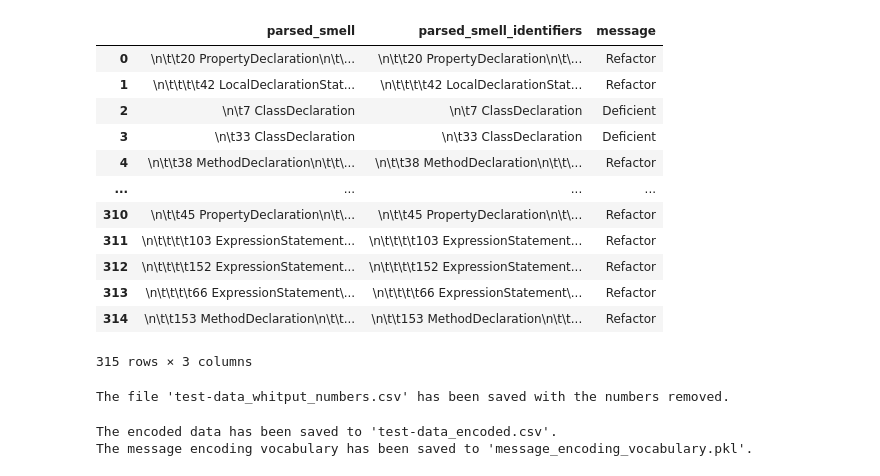
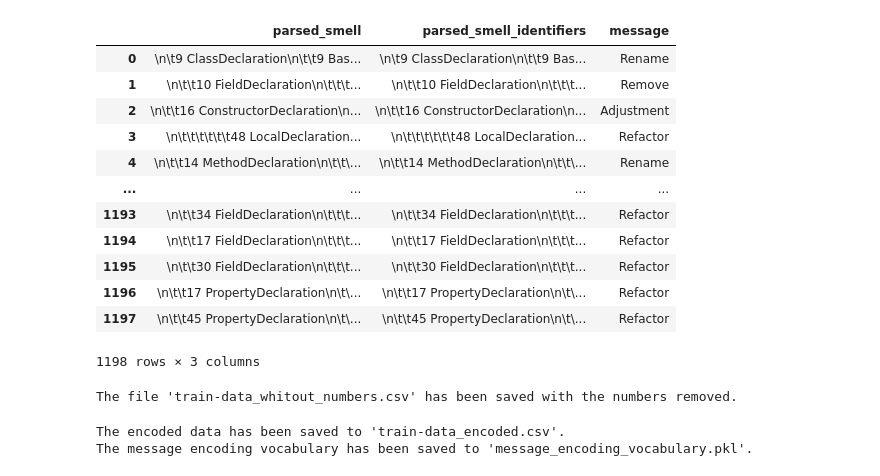
Before and after one commit to myahyavar/CodeSmellDetection, a Jupyter notebook: Embedding/Smell_Preprocess.ipynb, the cells around one changed output. Saved outputs shown, nothing was run; the diff lists cells and outputs as text; code cells hidden in the pictures.

```diff
--- a/Embedding/Smell_Preprocess.ipynb
+++ b/Embedding/Smell_Preprocess.ipynb
@@ -1,42 +19,42 @@
 # %%
 import pandas as pd
 
 # Read the combined.csv file
 df = pd.read_csv('combined.csv')
 
+# Select only the specified columns
+df_selected = df[['parsed_smell', 'parsed_smell_identifiers', 'message']]
+
 # Drop rows with NaN values in the specified columns
-df_dropped = df.dropna(subset=['parsed_smell', 'parsed_smell_identifiers', 'message'])
+df_dropped = df_selected.dropna(subset=['parsed_smell', 'parsed_smell_identifiers', 'message'])
 
 # Save the modified DataFrame to a new CSV file
-df_dropped.to_csv('test-data.csv', index=False)
+df_dropped.to_csv('train-data.csv', index=False)
 
-# Read the test-data.csv file
-df = pd.read_csv('test-data.csv')
-
-# Drop duplicate rows based on the "smell" column
-# df_unique = df.drop_duplicates(subset='message')
-# df_unique.to_csv('test-data.csv', index=False)
-# df_unique
-df
+# Read the train-data.csv file
+df = pd.read_csv('train-data.csv')
 # %% [output]
 |  | parsed_smell | parsed_smell_identifiers | message |
-| 0 | \n\t\t20 PropertyDeclaration\n\t\... | \n\t\t20 PropertyDeclaration\n\t\... | Refactor |
-| 1 | \n\t\t\t\t42 LocalDeclarationStat... | \n\t\t\t\t42 LocalDeclarationStat... | Refactor |
-| 2 | \n\t7 ClassDeclaration | \n\t7 ClassDeclaration | Deficient |
-| 3 | \n\t33 ClassDeclaration | \n\t33 ClassDeclaration | Deficient |
-| 4 | \n\t\t38 MethodDeclaration\n\t\t\... | \n\t\t38 MethodDeclaration\n\t\t\... | Refactor |
+| 0 | \n\t9 ClassDeclaration\n\t\t9 Bas... | \n\t9 ClassDeclaration\n\t\t9 Bas... | Rename |
+| 1 | \n\t\t10 FieldDeclaration\n\t\t\t... | \n\t\t10 FieldDeclaration\n\t\t\t... | Remove |
+| 2 | \n\t\t16 ConstructorDeclaration\n... | \n\t\t16 ConstructorDeclaration\n... | Adjustment |
+| 3 | \n\t\t\t\t\t\t48 LocalDeclaration... | \n\t\t\t\t\t\t48 LocalDeclaration... | Refactor |
+| 4 | \n\t\t14 MethodDeclaration\n\t\t\... | \n\t\t14 MethodDeclaration\n\t\t\... | Rename |
 | ... | ... | ... | ... |
-| 310 | \n\t\t45 PropertyDeclaration\n\t\... | \n\t\t45 PropertyDeclaration\n\t\... | Refactor |
-| 311 | \n\t\t\t\t103 ExpressionStatement... | \n\t\t\t\t103 ExpressionStatement... | Refactor |
-| 312 | \n\t\t\t\t152 ExpressionStatement... | \n\t\t\t\t152 ExpressionStatement... | Refactor |
-| 313 | \n\t\t\t\t66 ExpressionStatement\... | \n\t\t\t\t66 ExpressionStatement\... | Refactor |
-| 314 | \n\t\t153 MethodDeclaration\n\t\t... | \n\t\t153 MethodDeclaration\n\t\t... | Refactor |
+| 1193 | \n\t\t34 FieldDeclaration\n\t\t\t... | \n\t\t34 FieldDeclaration\n\t\t\t... | Refactor |
+| 1194 | \n\t\t17 FieldDeclaration\n\t\t\t... | \n\t\t17 FieldDeclaration\n\t\t\t... | Refactor |
+| 1195 | \n\t\t30 FieldDeclaration\n\t\t\t... | \n\t\t30 FieldDeclaration\n\t\t\t... | Refactor |
+| 1196 | \n\t\t17 PropertyDeclaration\n\t\... | \n\t\t17 PropertyDeclaration\n\t\... | Refactor |
+| 1197 | \n\t\t45 PropertyDeclaration\n\t\... | \n\t\t45 PropertyDeclaration\n\t\... | Refactor |
-315 rows × 3 columns
+1198 rows × 3 columns
 # %%
 import csv
 
-input_file = 'test-data.csv'
-output_file = 'test-data_whitout_numbers.csv'
+# Set the field size limit to a specific value
+csv.field_size_limit(10**9)
+
+input_file = 'train-data.csv'
+output_file = 'train-data_whitout_numbers.csv'
 
 with open(input_file, 'r') as file:
     csv_reader = csv.reader(file)
@@ -60,14 +78,14 @@ with open(input_file, 'r') as file:
 
 print(f"The file '{output_file}' has been saved with the numbers removed.")
 # %% [output]
-The file 'test-data_whitput_numbers.csv' has been saved with the numbers removed.
+The file 'train-data_whitout_numbers.csv' has been saved with the numbers removed.
 # %%
 import csv
 import pandas as pd
 from sklearn.preprocessing import LabelEncoder
 import pickle
 
-input_file = 'test-data_whitout_numbers.csv'
+input_file = 'train-data_whitout_numbers.csv'
 
 # Read the modified file
 df = pd.read_csv(input_file)
@@ -84,7 +102,7 @@ df_encoded = df.copy()
 df_encoded['message_encoded'] = encoded_messages
 
 # Save the encoded content to a new CSV file
-output_file = 'test-data_encoded.csv'
+output_file = 'train-data_encoded.csv'
 df_encoded.to_csv(output_file, index=False)
 
 # Save the encoding vocabulary
@@ -95,5 +113,5 @@ with open(vocabulary_file, 'wb') as f:
 print(f"The encoded data has been saved to '{output_file}'.")
 print(f"The message encoding vocabulary has been saved to '{vocabulary_file}'.")
 # %% [output]
-The encoded data has been saved to 'test-data_encoded.csv'.
+The encoded data has been saved to 'train-data_encoded.csv'.
 The message encoding vocabulary has been saved to 'message_encoding_vocabulary.pkl'.
```
Also changed, not shown: parts of 1 cell of this notebook, 21 other files.
